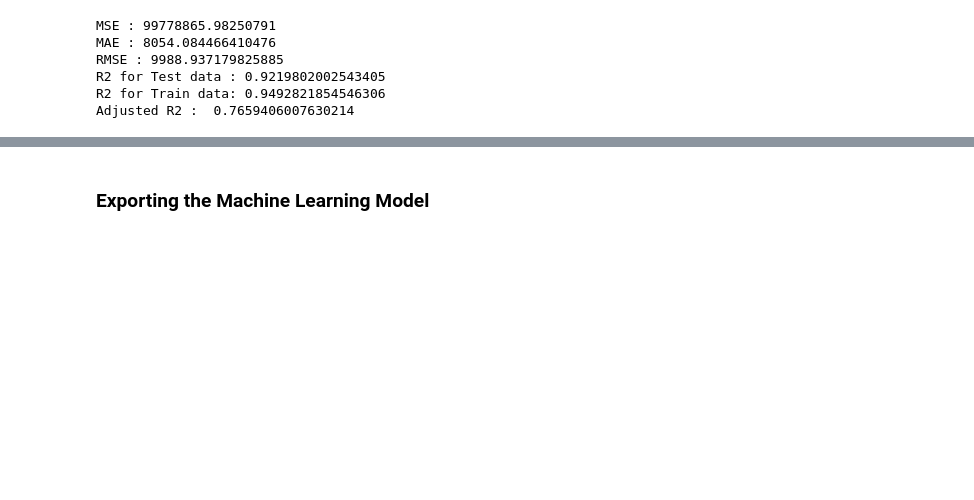
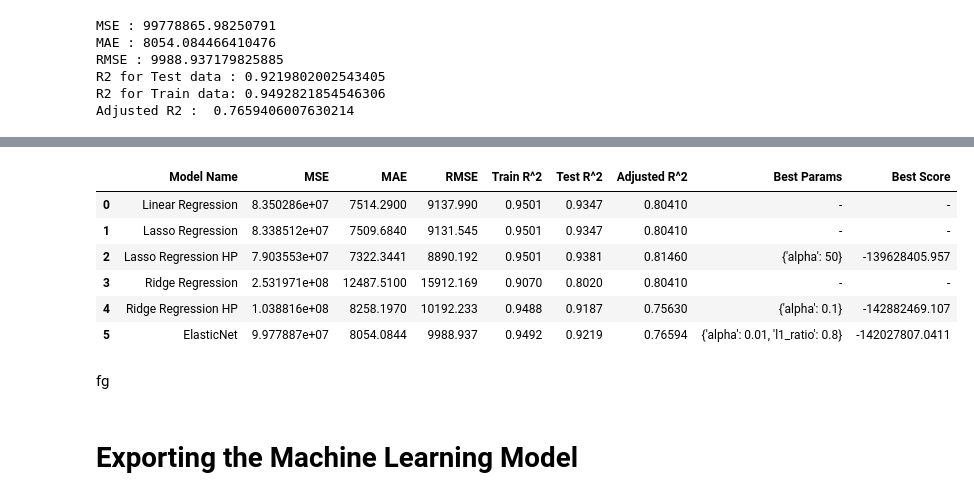
Before and after one commit to RAHULRAJ666DX/Startups-Profit-Prediction-Machine-Learning-Project, a Jupyter notebook: 50_Startups_Linear_Regression_Project.ipynb, the cells around one changed output, grey strips where cells are left out. Cells and saved outputs as stored; diff of their text form; code cells hidden in the pictures; blank space fills up the shorter version.

```diff
--- a/50_Startups_Linear_Regression_Project.ipynb
+++ b/50_Startups_Linear_Regression_Project.ipynb
@@ -868,5 +916,17 @@ plt.show()
+# %%
+model_comparison
+# %% [output]
+|  | Model Name | MSE | MAE | RMSE | Train R^2 | Test R^2 | Adjusted R^2 | Best Params | Best Score |
+| 0 | Linear Regression | 8.350286e+07 | 7514.2900 | 9137.990 | 0.9501 | 0.9347 | 0.80410 | - | - |
+| 1 | Lasso Regression | 8.338512e+07 | 7509.6840 | 9131.545 | 0.9501 | 0.9347 | 0.80410 | - | - |
+| 2 | Lasso Regression HP | 7.903553e+07 | 7322.3441 | 8890.192 | 0.9501 | 0.9381 | 0.81460 | {'alpha': 50} | -139628405.957 |
+| 3 | Ridge Regression | 2.531971e+08 | 12487.5100 | 15912.169 | 0.9070 | 0.8020 | 0.80410 | - | - |
+| 4 | Ridge Regression HP | 1.038816e+08 | 8258.1970 | 10192.233 | 0.9488 | 0.9187 | 0.75630 | {'alpha': 0.1} | -142882469.107 |
+| 5 | ElasticNet | 9.977887e+07 | 8054.0844 | 9988.937 | 0.9492 | 0.9219 | 0.76594 | {'alpha': 0.01, 'l1_ratio': 0.8} | -142027807.0411 |
+# %% [markdown]
+fg
 # %% [markdown]
-### **Exporting the Machine Learning Model**
+# **Exporting the Machine Learning Model**
 # %%
 import pickle
 # %%
```
Also changed, not shown: parts of 33 cells of this notebook.
